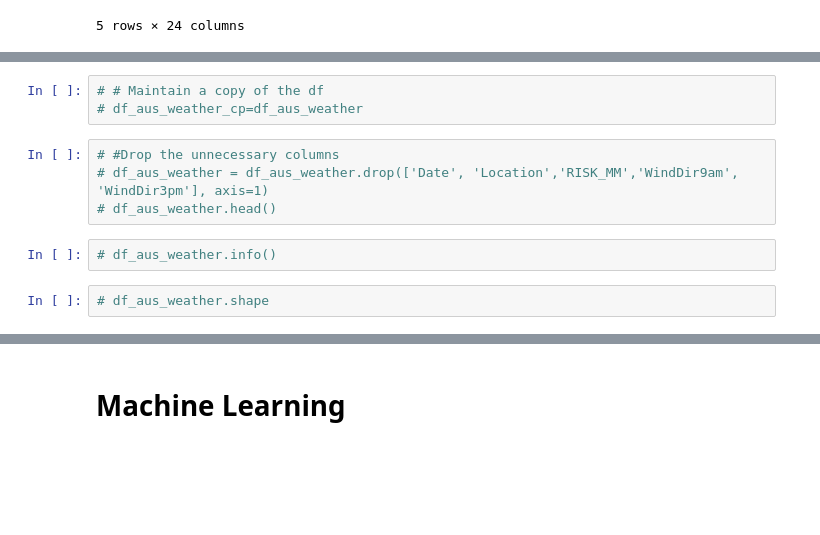
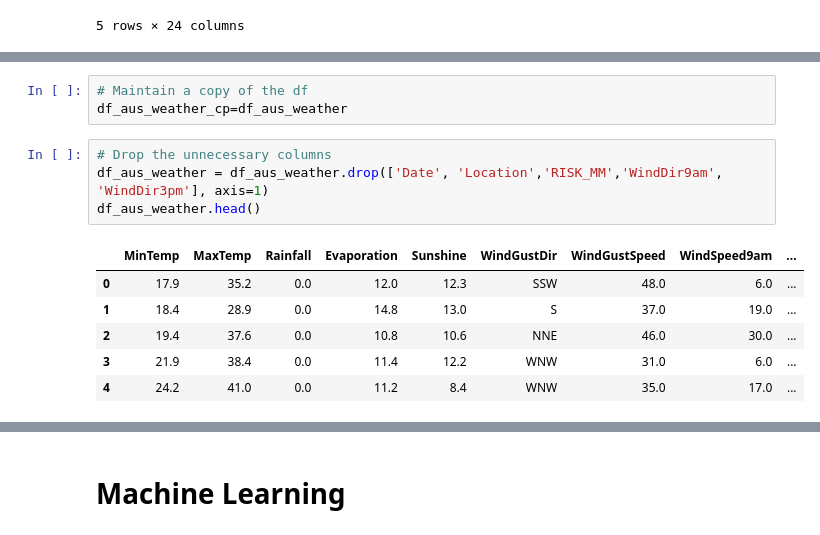
Before and after one commit to jherberg462/ml-predictions-project, a Jupyter notebook: aus_weather/aus_weather_logistic_regression_model.ipynb, the cells around one changed output, grey strips where cells are left out. Cells and saved outputs as stored; diff of their text form; blank space fills up the shorter version.

```diff
--- a/aus_weather/aus_weather_logistic_regression_model.ipynb
+++ b/aus_weather/aus_weather_logistic_regression_model.ipynb
@@ -35,11 +78,14 @@ df_aus_weather.head()
 # %%
-# # Maintain a copy of the df
-# df_aus_weather_cp=df_aus_weather
+# Maintain a copy of the df
+df_aus_weather_cp=df_aus_weather
 # %%
-# #Drop the unnecessary columns
-# df_aus_weather = df_aus_weather.drop(['Date', 'Location','RISK_MM','WindDir9am', 'WindDir3pm'], axis=1)
-# df_aus_weather.head()
+# Drop the unnecessary columns
+df_aus_weather = df_aus_weather.drop(['Date', 'Location','RISK_MM','WindDir9am', 'WindDir3pm'], axis=1)
+df_aus_weather.head()
+# %% [output]
+|  | MinTemp | MaxTemp | Rainfall | Evaporation | Sunshine | WindGustDir | WindGustSpeed | WindSpeed9am | ... |
+| 0 | 17.9 | 35.2 | 0.0 | 12.0 | 12.3 | SSW | 48.0 | 6.0 | ... |
+| 1 | 18.4 | 28.9 | 0.0 | 14.8 | 13.0 | S | 37.0 | 19.0 | ... |
+| 2 | 19.4 | 37.6 | 0.0 | 10.8 | 10.6 | NNE | 46.0 | 30.0 | ... |
+| 3 | 21.9 | 38.4 | 0.0 | 11.4 | 12.2 | WNW | 31.0 | 6.0 | ... |
+| 4 | 24.2 | 41.0 | 0.0 | 11.2 | 8.4 | WNW | 35.0 | 17.0 | ... |
-# %%
-# df_aus_weather.info()
-# %%
-# df_aus_weather.shape
```
Also changed, not shown: parts of 71 cells of this notebook.
